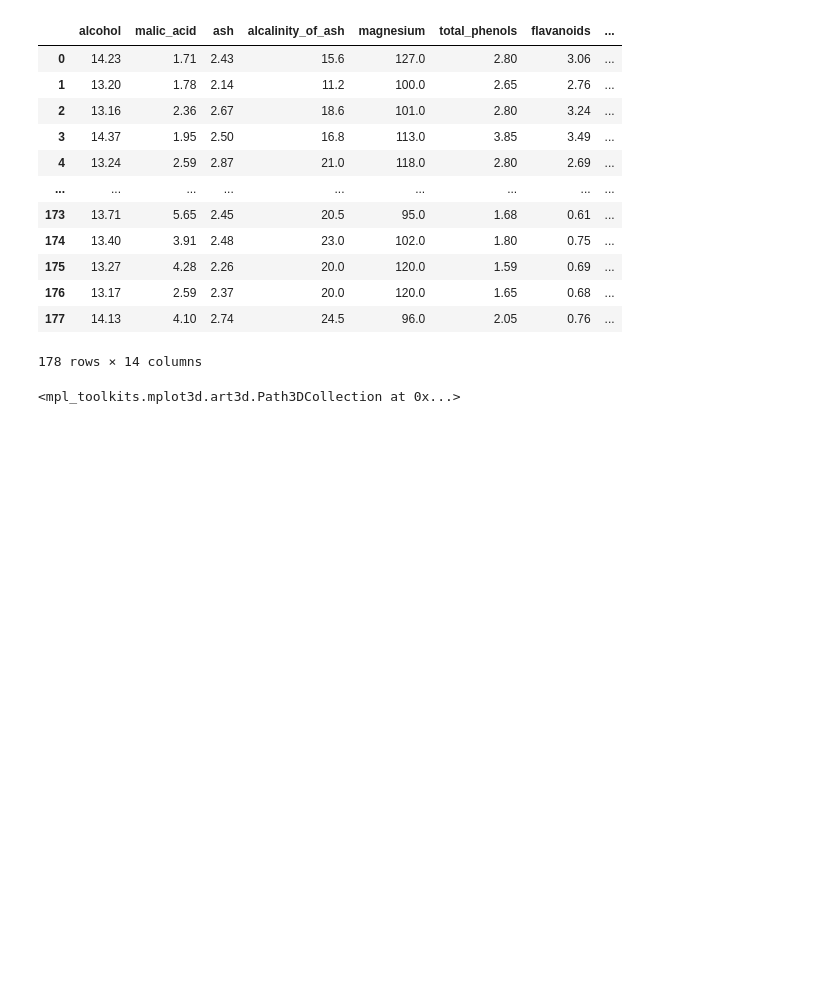
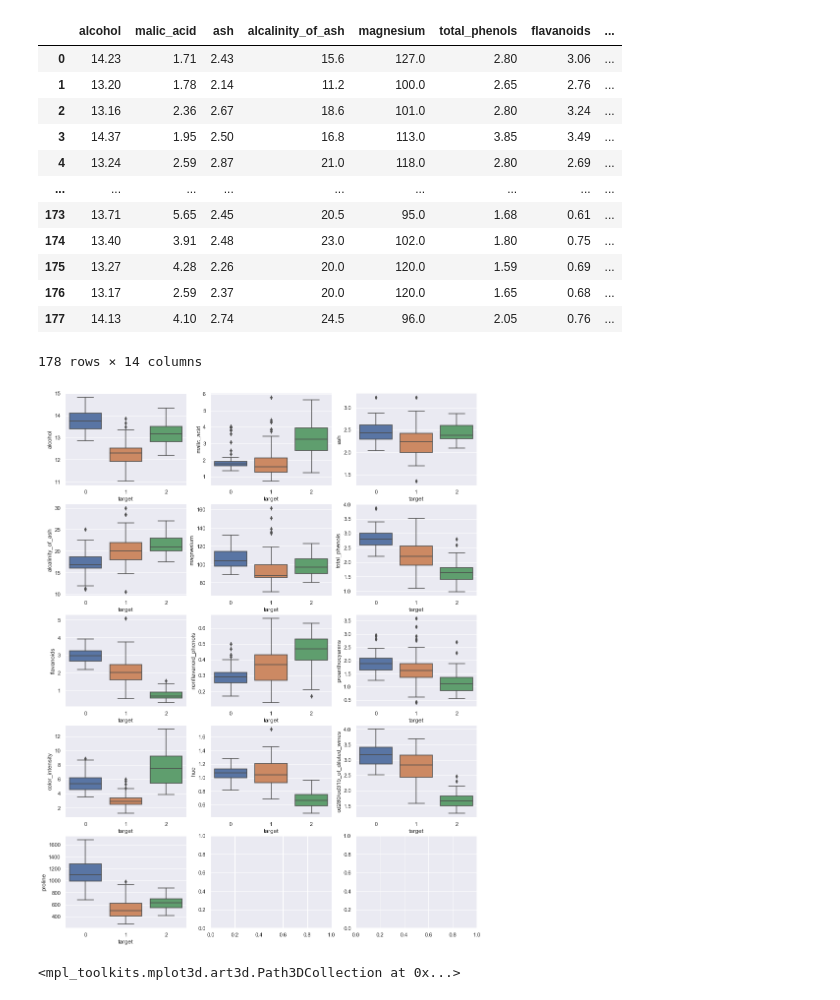
Before and after one commit to normannexo/Mathematics-notebooks, a Jupyter notebook: dataset_classics.ipynb, the cells around one changed output. Drawn from its saved outputs; the diff is of its cells as text; code cells hidden in the pictures; blank space fills up the shorter version.

Commit message:
added boxplot wines

```diff
--- a/dataset_classics.ipynb
+++ b/dataset_classics.ipynb
@@ -30,6 +30,15 @@ df_wine
 | 176 | 13.17 | 2.59 | 2.37 | 20.0 | 120.0 | 1.65 | 0.68 | ... |
 | 177 | 14.13 | 4.10 | 2.74 | 24.5 | 96.0 | 2.05 | 0.76 | ... |
 178 rows × 14 columns
+# %%
+features = df_wine.columns[:-1]
+len(features)
+fig, ax = plt.subplots(5, 3, figsize=(15,20))
+for i, feature in enumerate(features, 1):
+    plt.subplot(5,3,i)
+    sns.boxplot(x='target', y=feature, data=df_wine)
+# %% [output]
+[figure, added]
 # %%
 from sklearn.decomposition import PCA
 
```
Also changed, not shown: 1 other file.
